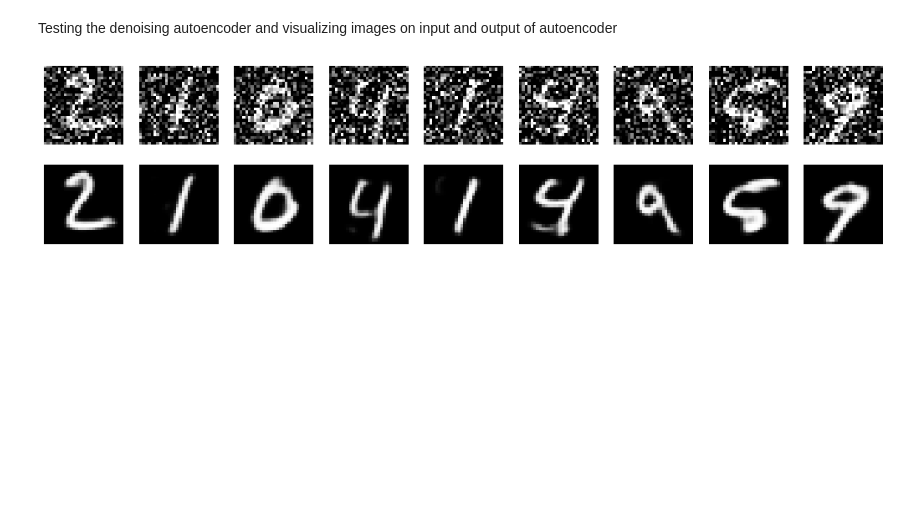
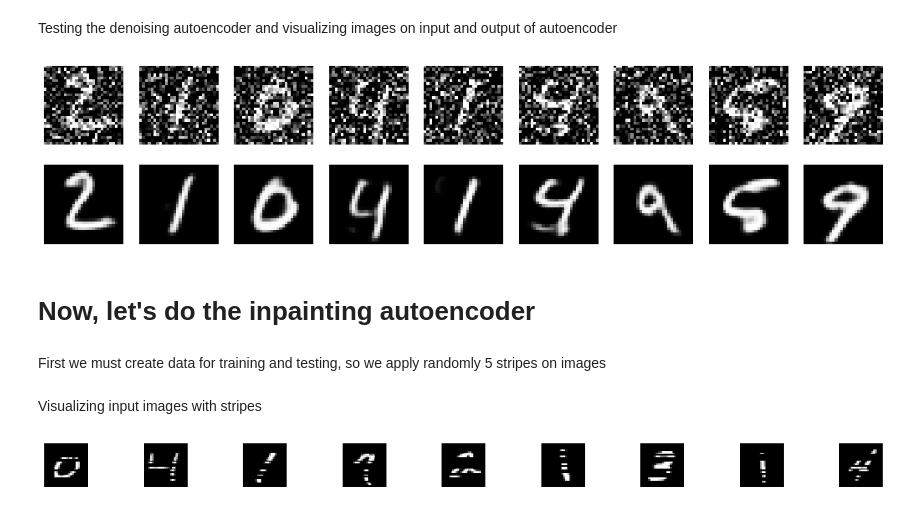
Before and after one commit to telecombcn-dl/2018-dlai-team2, a Jupyter notebook: DenoisingAutoEncoder.ipynb, the cells around one changed output. Saved outputs shown, nothing was run; the diff lists cells and outputs as text; code cells hidden in the pictures; blank space fills up the shorter version.

Commit message:
colab notebook update with 2 examples of inpainting in autoencoder

```diff
--- a/DenoisingAutoEncoder.ipynb
+++ b/DenoisingAutoEncoder.ipynb
@@ -116,3 +118,37 @@ for i in range(1,n):
 plt.show()
 # %% [output]
 [figure]
+# %% [markdown]
+# Now, let's do the inpainting autoencoder
+# %% [markdown]
+First we must create data for training and testing, so we apply randomly 5 stripes on images
+# %%
+stripes_no = 10
+x_train_inpaint = copy.deepcopy(x_train)
+x_test_inpaint = copy.deepcopy(x_test)
+for i in range(len(x_train_inpaint)):
+    stripes = random.sample(range(28), stripes_no)
+    for j in range(len(x_train_inpaint[i])):
+        if j in stripes:
+            x_train_inpaint[i][j] = np.zeros((28,1))
+
+for i in range(len(x_test_inpaint)):
+    stripes = random.sample(range(28), stripes_no)
+    for j in range(len(x_test_inpaint[i])):
+        if j in stripes:
+            x_test_inpaint[i][j] = np.zeros((28,1))
+# %% [markdown]
+Visualizing input images with stripes
+# %%
+n = 10
+plt.figure(figsize=(20, 2))
+for i in range(1,n):
+    # display original
+    ax = plt.subplot(2, n, i)
+    plt.imshow(x_train_inpaint[i].reshape(28, 28))
+    plt.gray()
+    ax.get_xaxis().set_visible(False)
+    ax.get_yaxis().set_visible(False)
+plt.show()
+# %% [output]
+[figure, added]
```
Also changed, not shown: parts of 17 cells of this notebook.
